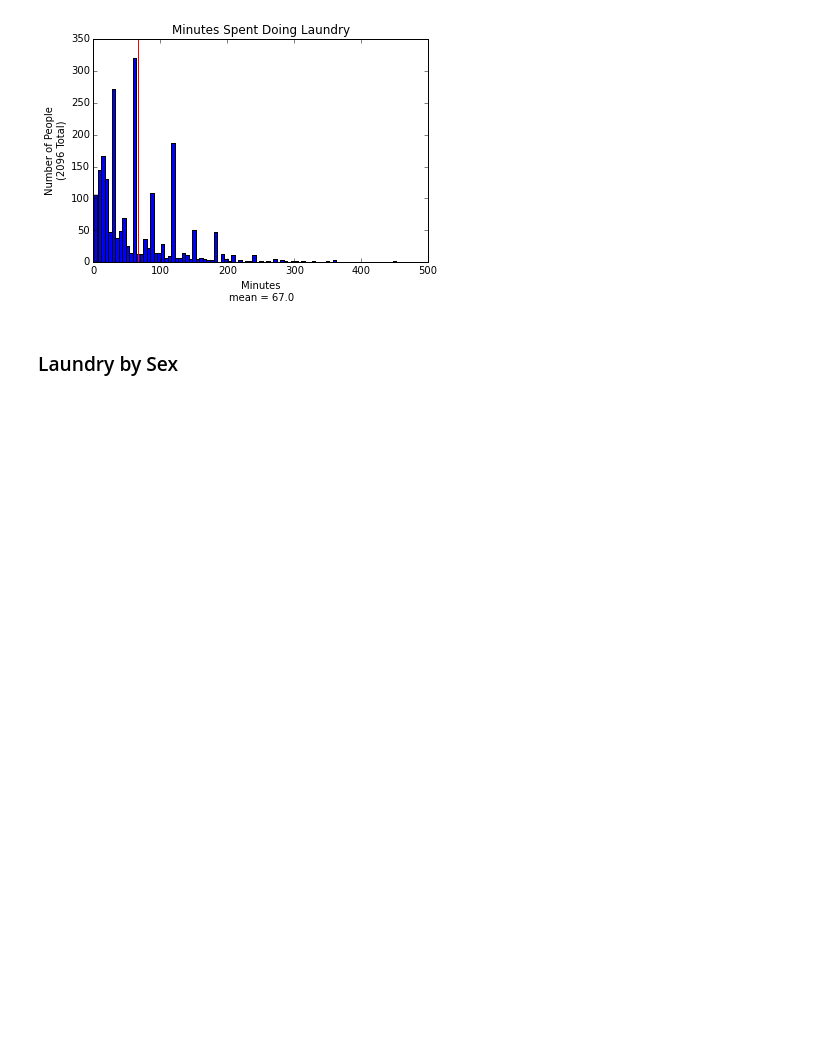
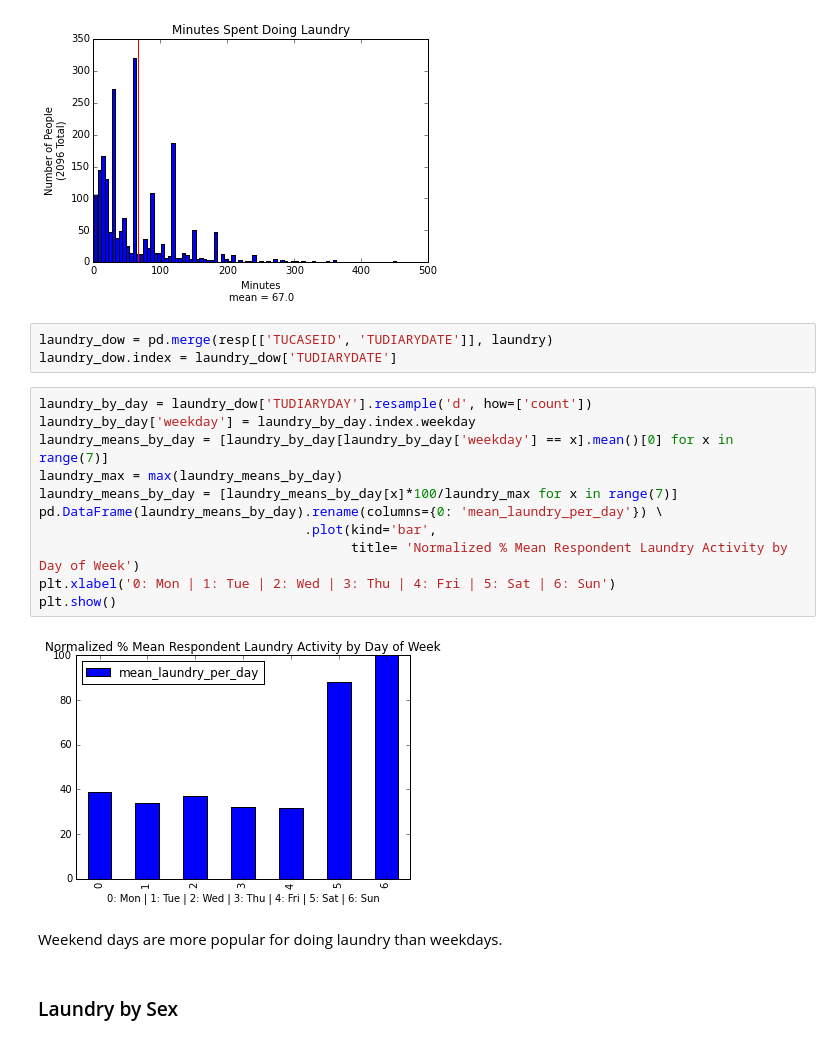
Before and after one commit to ahartz1/atus-analysis, a Jupyter notebook: atus-analysis.ipynb, the cells around one changed output. Drawn from its saved outputs; the diff is of its cells as text; blank space fills up the shorter version.

Commit message:
Add mean laundry by day of week

```diff
--- a/atus-analysis.ipynb
+++ b/atus-analysis.ipynb
@@ -115,6 +144,24 @@ plt.vlines(laundry_mean, 0, ymax, color='red')
 plt.show()
 # %% [output]
 [figure]
+# %%
+laundry_dow = pd.merge(resp[['TUCASEID', 'TUDIARYDATE']], laundry)
+laundry_dow.index = laundry_dow['TUDIARYDATE']
+# %%
+laundry_by_day = laundry_dow['TUDIARYDAY'].resample('d', how=['count'])
+laundry_by_day['weekday'] = laundry_by_day.index.weekday
+laundry_means_by_day = [laundry_by_day[laundry_by_day['weekday'] == x].mean()[0] for x in range(7)]
+laundry_max = max(laundry_means_by_day)
+laundry_means_by_day = [laundry_means_by_day[x]*100/laundry_max for x in range(7)]
+pd.DataFrame(laundry_means_by_day).rename(columns={0: 'mean_laundry_per_day'}) \
+                                  .plot(kind='bar',
+                                        title= 'Normalized % Mean Respondent Laundry Activity by Day of Week')
+plt.xlabel('0: Mon | 1: Tue | 2: Wed | 3: Thu | 4: Fri | 5: Sat | 6: Sun')
+plt.show()
+# %% [output]
+[figure, added]
+# %% [markdown]
+Weekend days are more popular for doing laundry than weekdays.
 # %% [markdown]
 ### Laundry by Sex
 # %%
```
Also changed, not shown: parts of 10 cells of this notebook.
